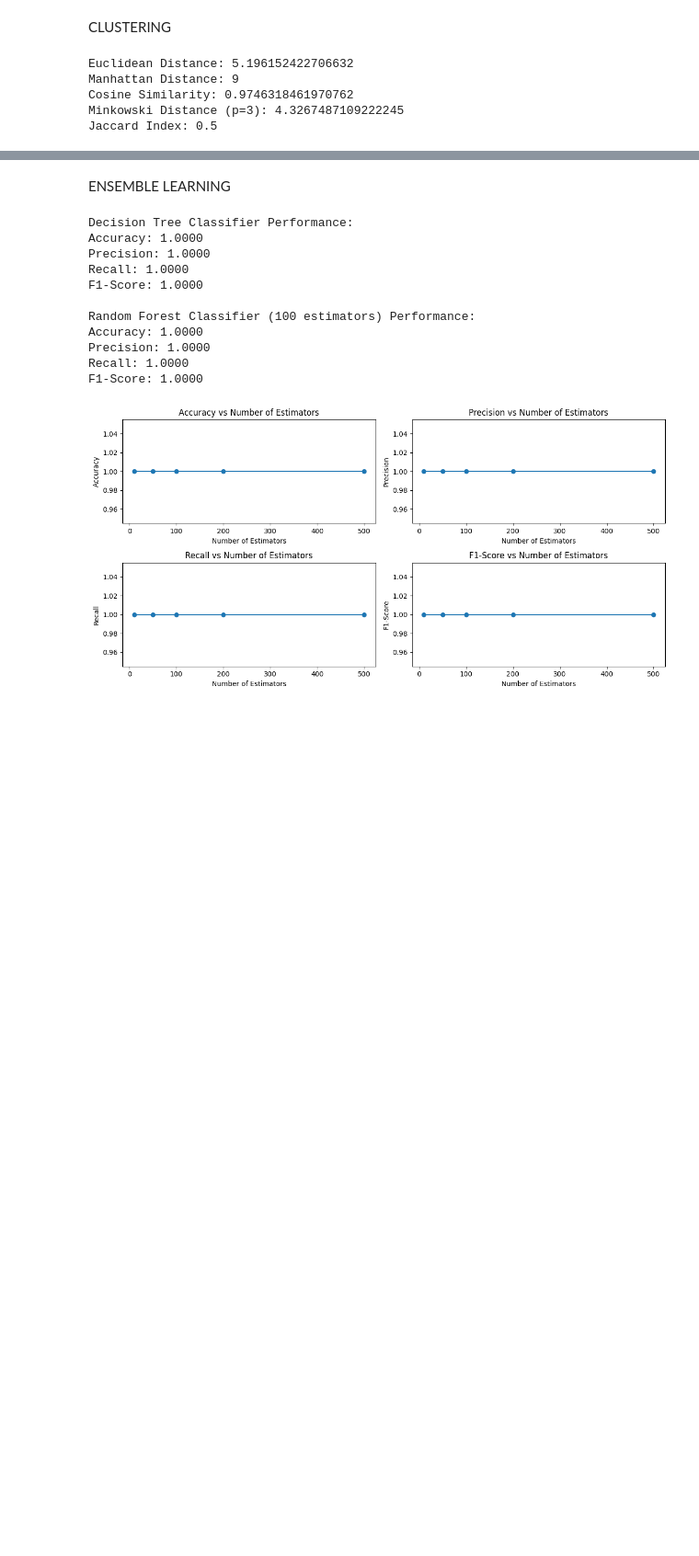
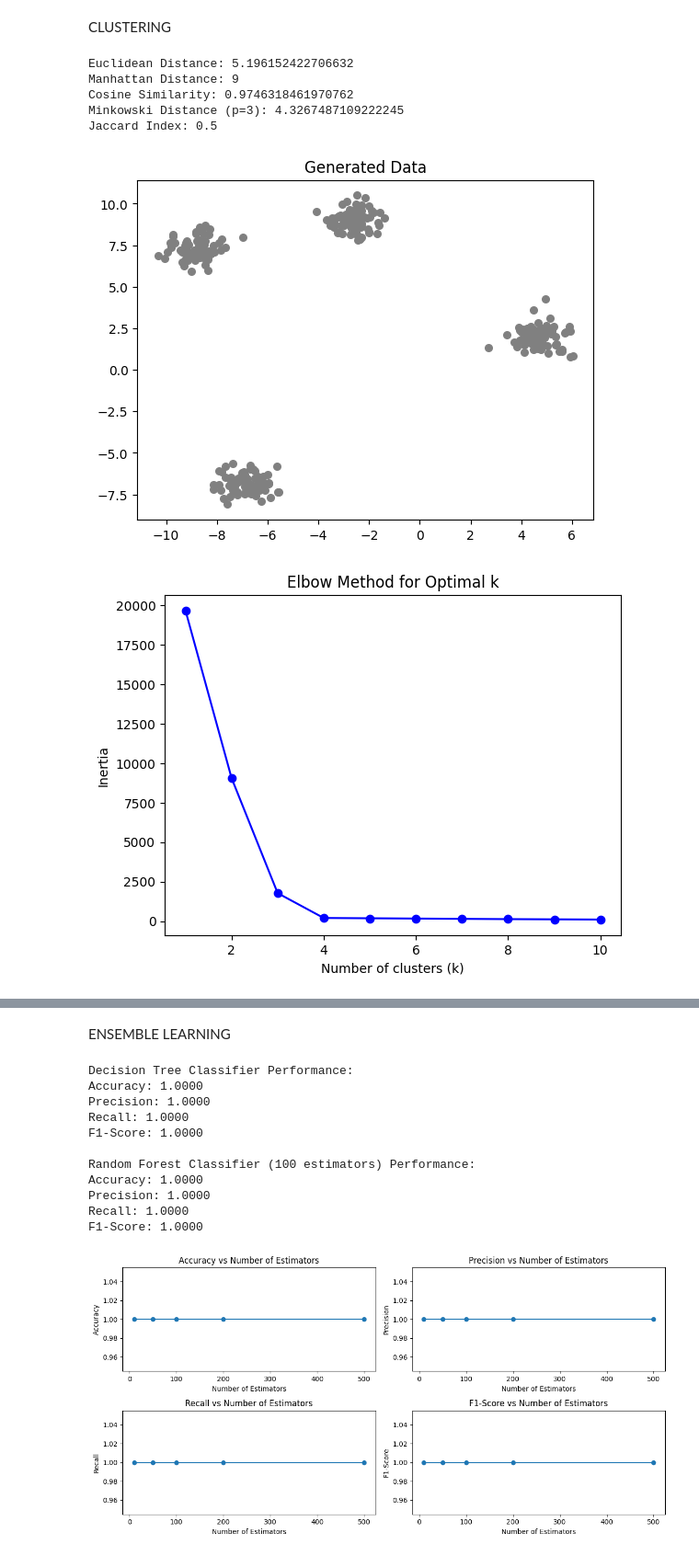
Before and after one commit to Abinaykumar-Patnala/MachineLearning, a Jupyter notebook: ML.ipynb, the cells around one changed output, grey strips where cells are left out. Shown at 92% size. Drawn from its saved outputs; the diff is of its cells as text; code cells hidden in the pictures; blank space fills up the shorter version.

```diff
--- a/ML.ipynb
+++ b/ML.ipynb
@@ -478,3 +619,34 @@ Manhattan Distance: 9
 Cosine Similarity: 0.9746318461970762
 Minkowski Distance (p=3): 4.3267487109222245
 Jaccard Index: 0.5
+# %%
+# Implement K- means algorithm to find the clusters. (also demonstrate with elbow method)
+import numpy as np
+import matplotlib.pyplot as plt
+from sklearn.cluster import KMeans
+from sklearn.datasets import make_blobs
+X, y = make_blobs(n_samples=300, centers=4, cluster_std=0.6, random_state=42)
+plt.scatter(X[:, 0], X[:, 1], s=30, color='gray')
+plt.title("Generated Data")
+plt.show()
+inertia = []
+for k in range(1, 11):
+    kmeans = KMeans(n_clusters=k, random_state=42)
+    kmeans.fit(X)
+    inertia.append(kmeans.inertia_)
+plt.plot(range(1, 11), inertia, 'bo-')
+plt.title("Elbow Method for Optimal k")
+plt.xlabel("Number of clusters (k)")
+plt.ylabel("Inertia")
+plt.show()
+kmeans = KMeans(n_clusters=4, random_state=42)
+y_kmeans = kmeans.fit_predict(X)
+plt.scatter(X[:, 0], X[:, 1], c=y_kmeans, s=30, cmap='viridis')
+plt.scatter(kmeans.cluster_centers_[:, 0], kmeans.cluster_centers_[:, 1],
+            s=200, c='red', marker='X', label='Centroids')
+plt.title("K-Means Clustering (k=4)")
+plt.legend()
+plt.show()
+# %% [output]
+[figure, added]
+[figure, added]
```
Also changed, not shown: parts of 18 cells of this notebook.
